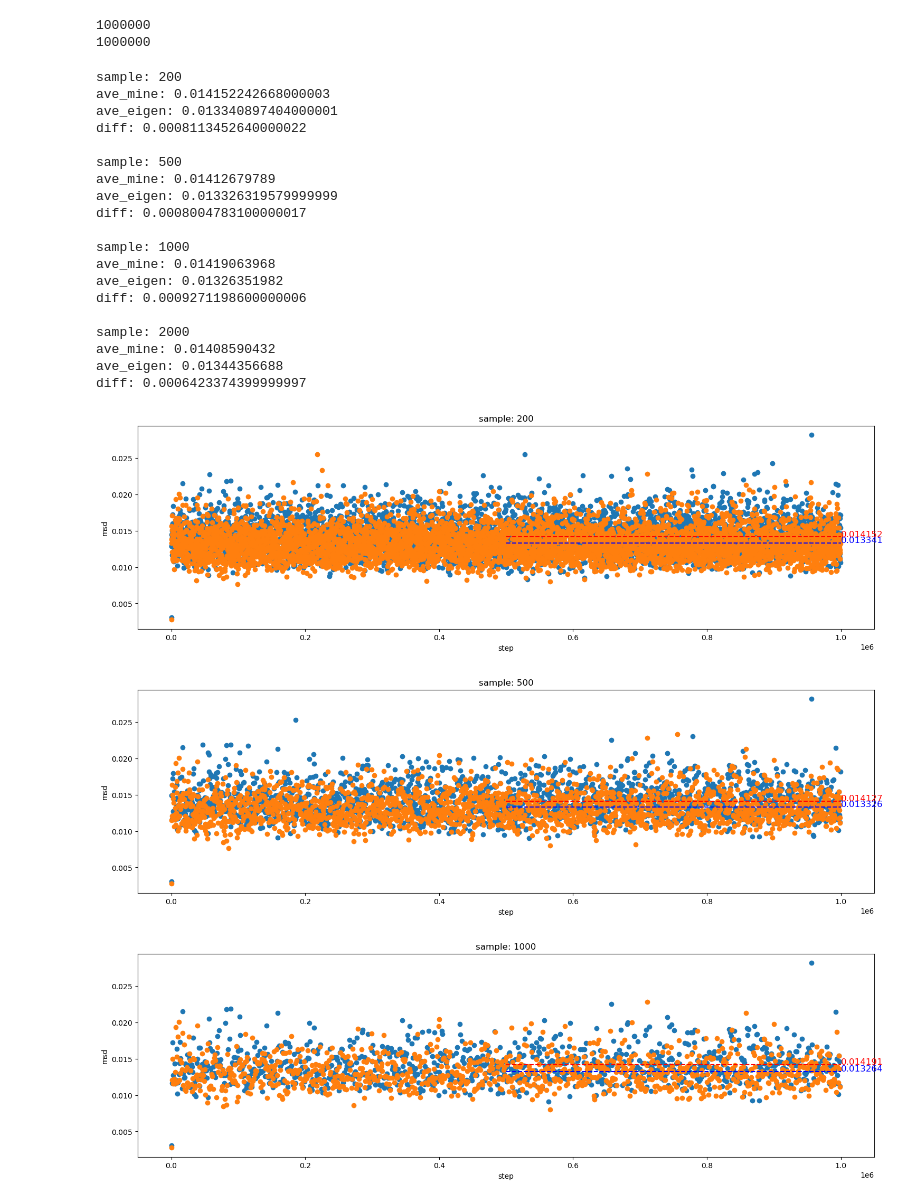
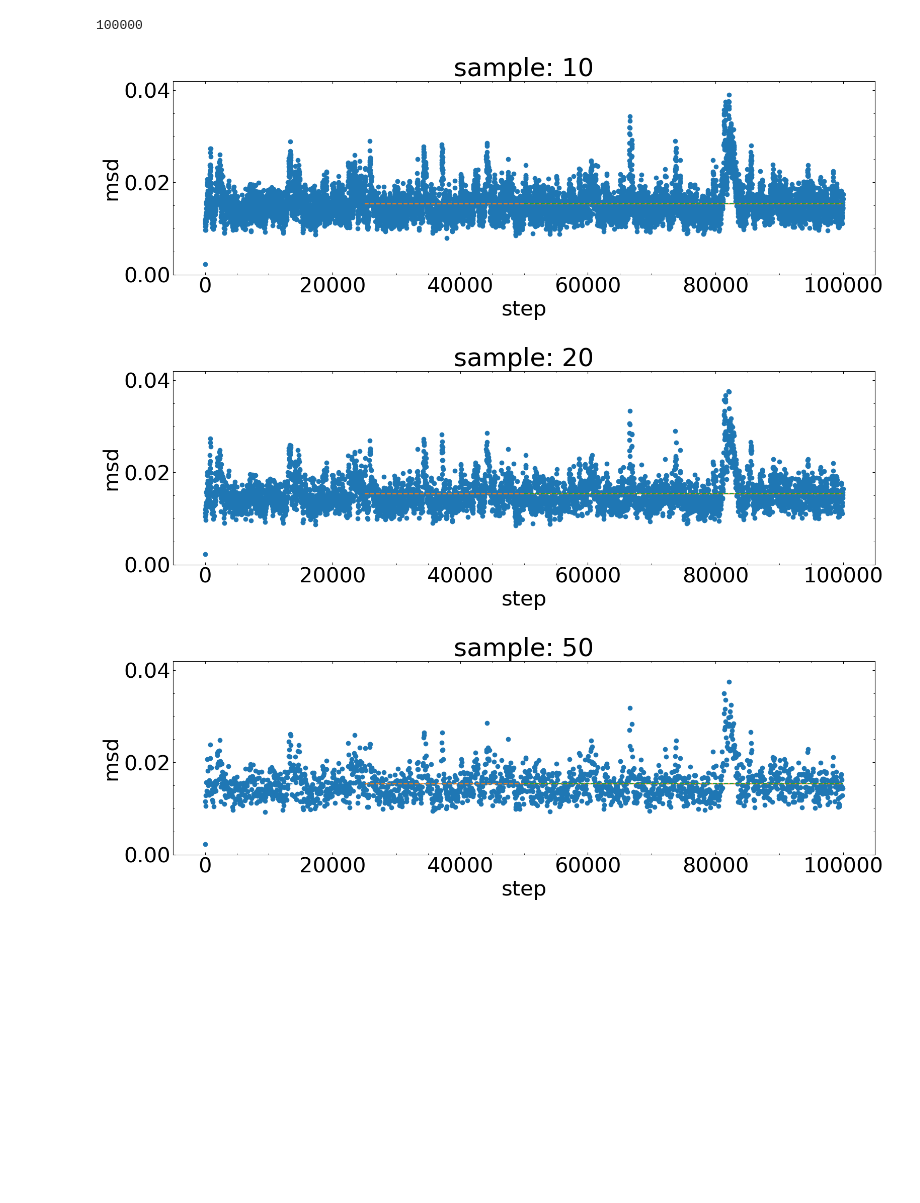
Before and after one commit to Harry-Zhu-45/frenkel-ladd, a Jupyter notebook: test_sample.ipynb, the cells around one changed output. Cells and saved outputs as stored; diff of their text form; code cells hidden in the pictures; blank space fills up the shorter version.

Commit message:
pref(data analysis): 更新数据分析代码

```diff
--- a/test_sample.ipynb
+++ b/test_sample.ipynb
@@ -10,68 +28,33 @@ def read_data(filename):
             msd = line.split()[0]
             data.append(float(msd))
     return np.array(data)
-# %%
-data_mine = read_data('data-mine.txt')
-print(len(data_mine))
-
-data_eigen = read_data('data-eigen.txt')
-print(len(data_eigen))
-# %% [output]
-1000000
-1000000
+# %%
+data_eigen = read_data('msd.data')
+print(len(data_eigen))
+# %% [output]
+100000
 # %%
 start = 0
-end = 1000000
+end = 100000
 
-step = [i for i in range(len(data_mine))]
+step = np.arange(len(data_eigen))
 
-for sample in [200, 500, 1000, 2000]:
-    cut = end // 2
-    ave_mine = np.mean(data_mine[cut:end:sample])
-    ave_eigen = np.mean(data_eigen[cut:end:sample])
-
-    print(f'sample: {sample}')
-    print(f'ave_mine: {ave_mine}')
-    print(f'ave_eigen: {ave_eigen}')
-    print(f'diff: {ave_mine - ave_eigen}')
-    print("")
-
+for sample in [10, 20, 50]:
     fig, ax = plt.subplots(figsize=(18, 5))
     ax.set_title(f'sample: {sample}')
     ax.set_xlabel('step')
     ax.set_ylabel('msd')
-    # ax.set_ylim(0, 0.03)
-
-    ax.scatter(step[start:end:sample], data_mine[start:end:sample])
+    ax.set_ylim(0, 0.042)
     ax.scatter(step[start:end:sample], data_eigen[start:end:sample])
 
-    ax.plot([cut, end], [ave_mine, ave_mine], 'r--')
-    ax.plot([cut, end], [ave_eigen, ave_eigen], 'b--')
+    for cut in [0, 25000, 50000]:
+        ave_eigen = np.mean(data_eigen[cut:end:sample])
+        ax.plot([cut, end], [ave_eigen, ave_eigen], '--')
+        # ax.text(end, ave_eigen, f'{ave_eigen:.6f}', fontsize=20, color='blue')
 
-    ax.text(end, ave_mine, f'{ave_mine:.6f}', fontsize=12, color='red')
-    ax.text(end, ave_eigen, f'{ave_eigen:.6f}', fontsize=12, color='blue')
-
-    plt.savefig(f'fig/sample-{sample}.png')
+    # plt.savefig(f'sample-{sample}.svg', bbox_inches='tight', format="svg")
+    plt.show()
 # %% [output]
-sample: 200
-ave_mine: 0.014152242668000003
-ave_eigen: 0.013340897404000001
-diff: 0.0008113452640000022
-
-sample: 500
-ave_mine: 0.01412679789
-ave_eigen: 0.013326319579999999
-diff: 0.0008004783100000017
-
-sample: 1000
-ave_mine: 0.01419063968
-ave_eigen: 0.01326351982
-diff: 0.0009271198600000006
-
-sample: 2000
-ave_mine: 0.01408590432
-ave_eigen: 0.01344356688
-diff: 0.0006423374399999997
-[figure, old version]
+[figure, new version]
-[figure, old version]
+[figure, new version]
-[figure, old version]
+[figure, new version]
```
Also changed, not shown: parts of 2 cells of this notebook, 3 other files.
